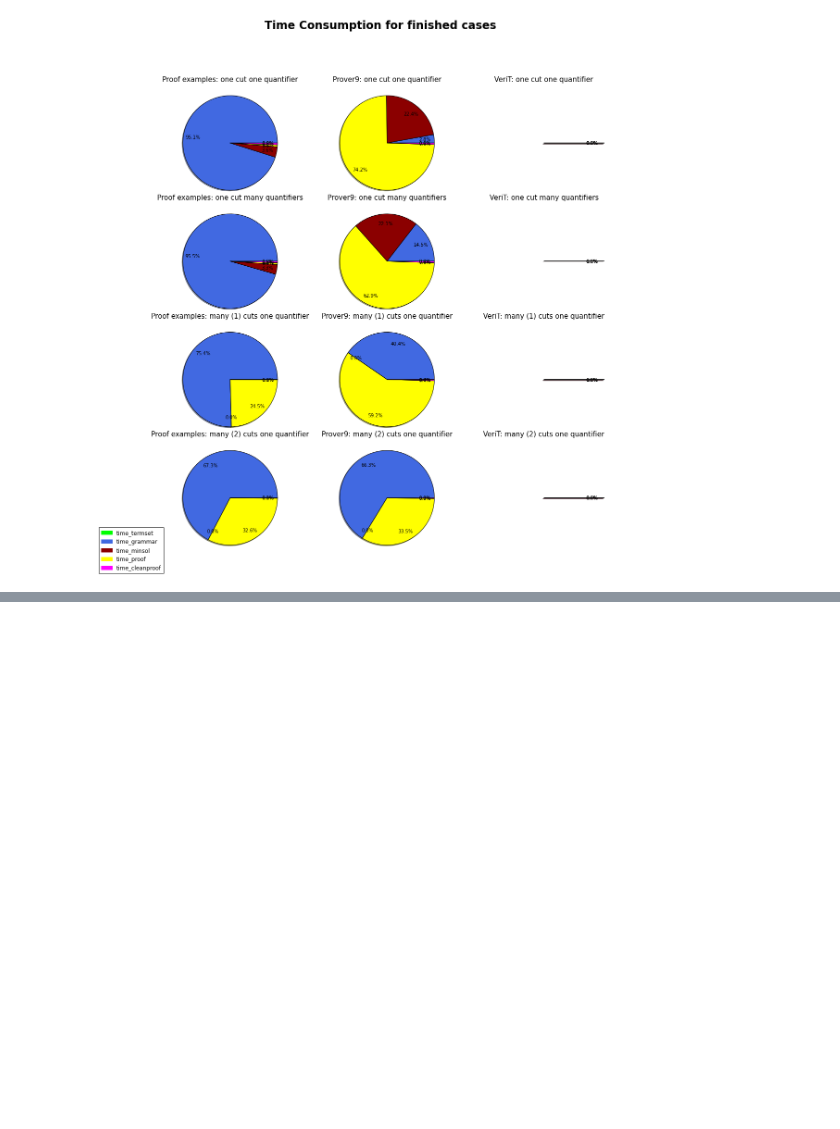
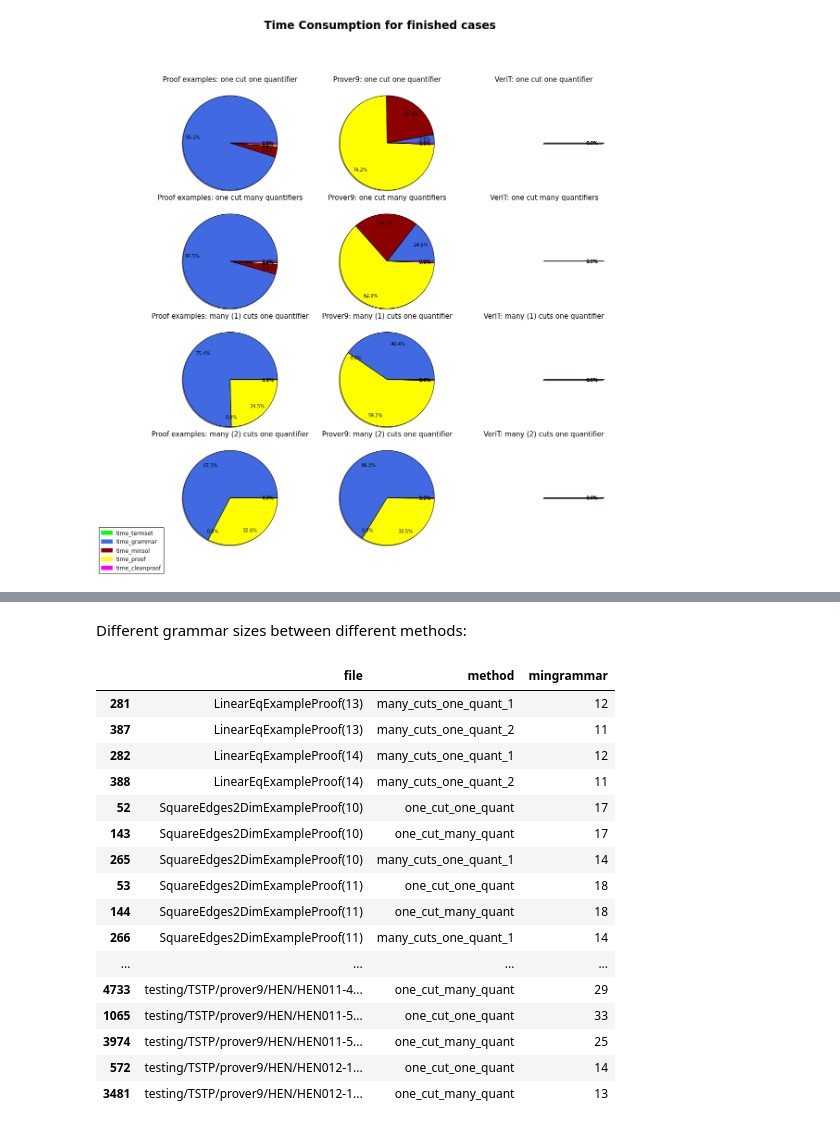
Before and after one commit to gapt/cutintro-results, a Jupyter notebook: cutintro.ipynb, the cells around one changed output, grey strips where cells are left out. Drawn from its saved outputs; the diff is of its cells as text; code cells hidden in the pictures; blank space fills up the shorter version.

Commit message:
Integrate summary and different grammar size into the ipython notebook.

```diff
--- a/cutintro.ipynb
+++ b/cutintro.ipynb
@@ -607,0 +618,25 @@ more_than_one_cut
+# %% [markdown]
+Different grammar sizes between different methods:
+# %%
+data[data.mingrammar == data.mingrammar] \
+    .groupby('file') \
+    .filter(lambda x: len(set(x.mingrammar)) > 1) \
+    .sort('file')[['file', 'method', 'mingrammar']]
+# %% [output]
+|  | file | method | mingrammar |
+| 281 | LinearEqExampleProof(13) | many_cuts_one_quant_1 | 12 |
+| 387 | LinearEqExampleProof(13) | many_cuts_one_quant_2 | 11 |
+| 282 | LinearEqExampleProof(14) | many_cuts_one_quant_1 | 12 |
+| 388 | LinearEqExampleProof(14) | many_cuts_one_quant_2 | 11 |
+| 52 | SquareEdges2DimExampleProof(10) | one_cut_one_quant | 17 |
+| 143 | SquareEdges2DimExampleProof(10) | one_cut_many_quant | 17 |
+| 265 | SquareEdges2DimExampleProof(10) | many_cuts_one_quant_1 | 14 |
+| 53 | SquareEdges2DimExampleProof(11) | one_cut_one_quant | 18 |
+| 144 | SquareEdges2DimExampleProof(11) | one_cut_many_quant | 18 |
+| 266 | SquareEdges2DimExampleProof(11) | many_cuts_one_quant_1 | 14 |
+| ... | ... | ... | ... |
+| 4733 | testing/TSTP/prover9/HEN/HEN011-4... | one_cut_many_quant | 29 |
+| 1065 | testing/TSTP/prover9/HEN/HEN011-5... | one_cut_one_quant | 33 |
+| 3974 | testing/TSTP/prover9/HEN/HEN011-5... | one_cut_many_quant | 25 |
+| 572 | testing/TSTP/prover9/HEN/HEN012-1... | one_cut_one_quant | 14 |
+| 3481 | testing/TSTP/prover9/HEN/HEN012-1... | one_cut_many_quant | 13 |
```
Also changed, not shown: parts of 9 cells of this notebook, 3 other files.
